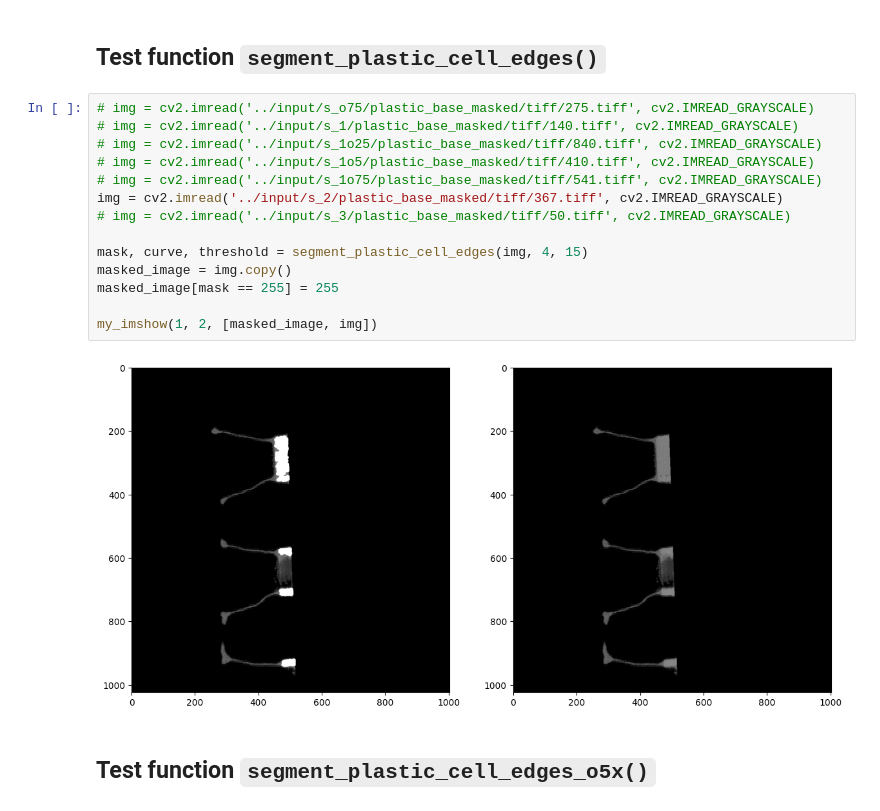
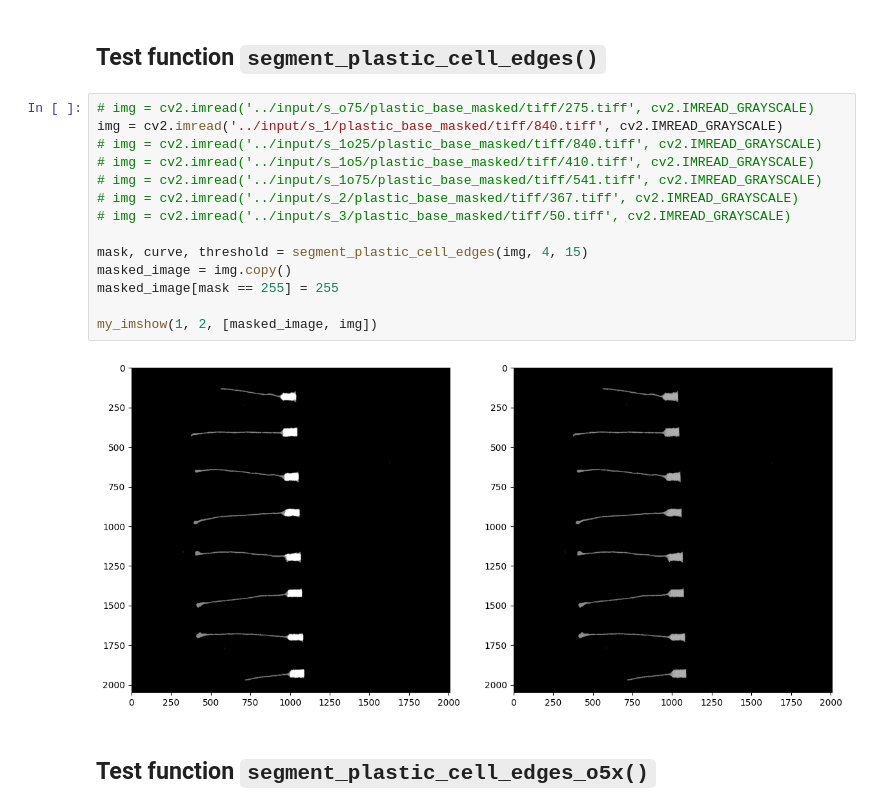
Before and after one commit to peleg-lab/honeycomb-adaptive-construction, a Jupyter notebook: data-processing/notebooks/honeycomb-analysis.ipynb, the cells around one changed output. Drawn from its saved outputs; the diff is of its cells as text.

```diff
--- a/data-processing/notebooks/honeycomb-analysis.ipynb
+++ b/data-processing/notebooks/honeycomb-analysis.ipynb
@@ -860,20 +861,20 @@ Finish plastic segmentation of /media/chethan749/Honeycomb1/combined/wax_3x/zoom
 ## Test function `segment_plastic_cell_edges()`
 # %%
 # img = cv2.imread('../input/s_o75/plastic_base_masked/tiff/275.tiff', cv2.IMREAD_GRAYSCALE)
-# img = cv2.imread('../input/s_1/plastic_base_masked/tiff/140.tiff', cv2.IMREAD_GRAYSCALE)
+img = cv2.imread('../input/s_1/plastic_base_masked/tiff/840.tiff', cv2.IMREAD_GRAYSCALE)
 # img = cv2.imread('../input/s_1o25/plastic_base_masked/tiff/840.tiff', cv2.IMREAD_GRAYSCALE)
 # img = cv2.imread('../input/s_1o5/plastic_base_masked/tiff/410.tiff', cv2.IMREAD_GRAYSCALE)
 # img = cv2.imread('../input/s_1o75/plastic_base_masked/tiff/541.tiff', cv2.IMREAD_GRAYSCALE)
-img = cv2.imread('../input/s_2/plastic_base_masked/tiff/367.tiff', cv2.IMREAD_GRAYSCALE)
+# img = cv2.imread('../input/s_2/plastic_base_masked/tiff/367.tiff', cv2.IMREAD_GRAYSCALE)
 # img = cv2.imread('../input/s_3/plastic_base_masked/tiff/50.tiff', cv2.IMREAD_GRAYSCALE)
 
 mask, curve, threshold = segment_plastic_cell_edges(img, 4, 15)
 masked_image = img.copy()
 masked_image[mask == 255] = 255
 
 my_imshow(1, 2, [masked_image, img])
 # %% [output]
-[figure, old version]
+[figure, new version]
 # %% [markdown]
 ## Test function `segment_plastic_cell_edges_o5x()`
 # %%
```
Also changed, not shown: parts of 4 cells of this notebook.
